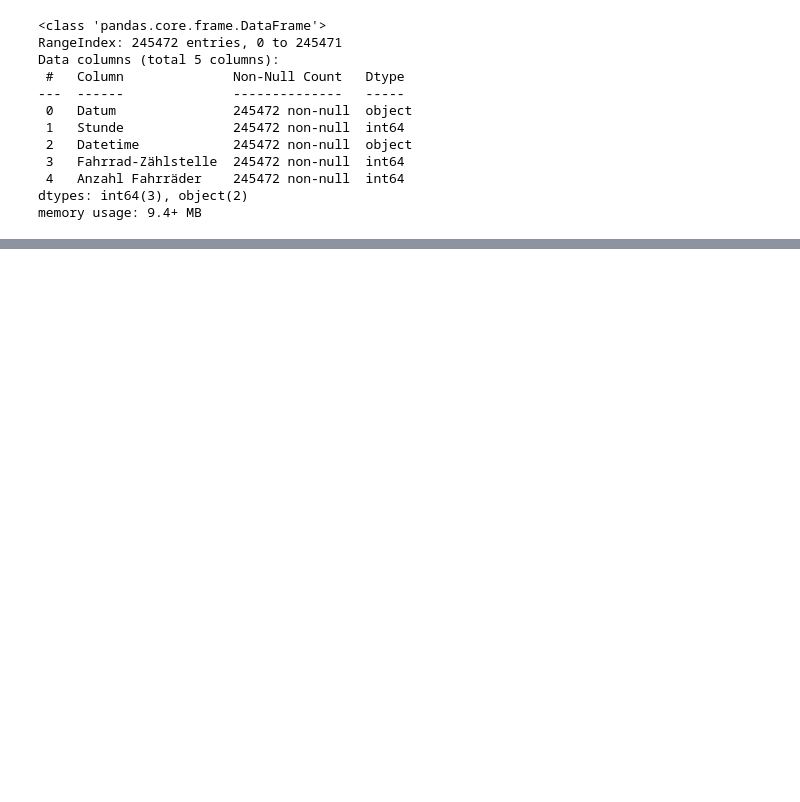
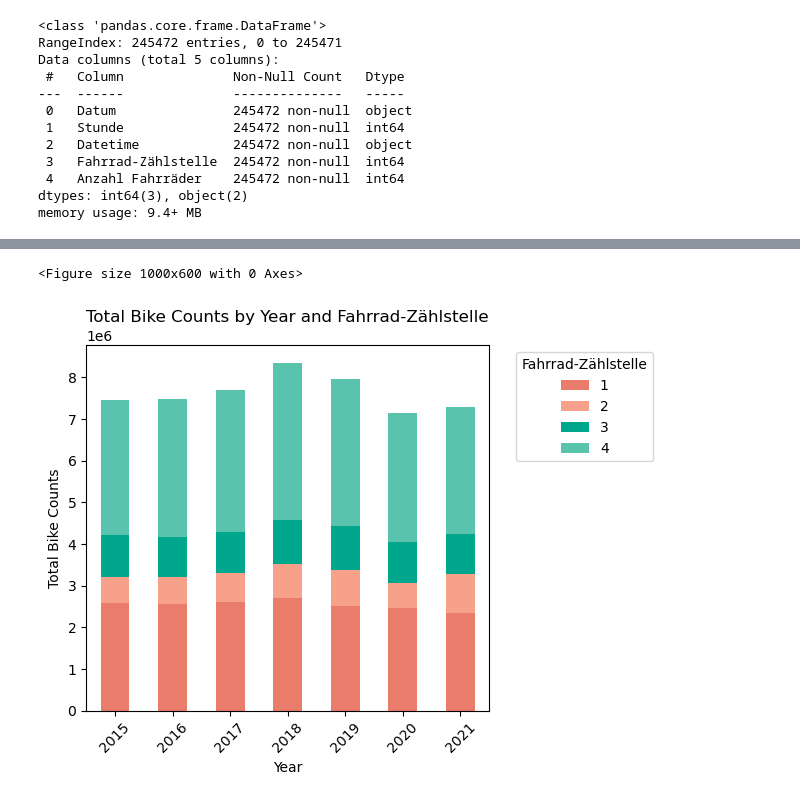
Before and after one commit to caropaezBSH/CaroPeThesis, a Jupyter notebook: Freiburg_Notebook.ipynb, the cells around one changed output, grey strips where cells are left out. Drawn from its saved outputs; the diff is of its cells as text; code cells hidden in the pictures; blank space fills up the shorter version.

Commit message:
added some changes to the Freiburg Notebook

```diff
--- a/Freiburg_Notebook.ipynb
+++ b/Freiburg_Notebook.ipynb
@@ -12,6 +12,7 @@ import numpy as np
 import seaborn as sns
 
 pd.options.display.float_format = '{:.0f}'.format
+base_colors = ['#e97c6b', '#f7a18a', '#00a78d', '#59c3ad', '#1c352d', '#49916b', '#c2a1b5', '#d6b3c5']
 # %%
 #Freiburg Bikes Sets
 freiburg_dataset = "./Freiburg_bikes.csv"
@@ -61,0 +70,13 @@ memory usage: 9.4+ MB
+# %%
+# Convert 'Datum' column to datetime
+df_freiburg['Datum'] = pd.to_datetime(df_freiburg['Datum'])
+
+# Create a new DataFrame with year-month ('YYYY-MM') values
+df_monthly = df_freiburg.copy()
+df_monthly['Datum'] = df_monthly['Datum'].dt.to_period('M')
+
+# Group by 'Datum' and 'Fahrrad-Zählstelle' and sum the 'Anzahl Fahrräder' values
+df_monthly = df_monthly.groupby(['Datum', 'Fahrrad-Zählstelle']).agg({'Anzahl Fahrräder': 'sum'}).reset_index()
+
+# Print the new DataFrame
+print(df_monthly)
@@ -61,0 +100,13 @@ memory usage: 9.4+ MB
+# %%
+# Convert 'Datum' column to datetime
+#df_freiburg['Datum'] = pd.to_datetime(df_freiburg['Datum'])
+
+# Create a new DataFrame with year-month ('YYYY-MM') values
+df_yearly = df_freiburg.copy()
+df_yearly['Datum'] = df_yearly['Datum'].dt.to_period('Y')
+print(df_yearly)
+# Group by 'Datum' and 'Fahrrad-Zählstelle' and sum the 'Anzahl Fahrräder' values
+df_yearly = df_yearly.groupby(['Datum', 'Fahrrad-Zählstelle']).agg({'Anzahl Fahrräder': 'sum'}).reset_index()
+
+# Print the new DataFrame
+print(df_yearly)
@@ -61,0 +131,20 @@ memory usage: 9.4+ MB
+# %%
+# Group by 'Datum' (year) and sum the 'Anzahl Fahrräder' values for each year
+df_yearly_total = df_yearly.groupby('Datum')['Anzahl Fahrräder'].sum().reset_index()
+
+# Pivot the DataFrame to have 'Fahrrad-Zählstelle' as columns and 'Datum' as index
+df_pivot = df_yearly.pivot_table(index='Datum', columns='Fahrrad-Zählstelle', values='Anzahl Fahrräder', aggfunc='sum')
+
+# Plot the stacked bar chart
+plt.figure(figsize=(10, 6))
+df_pivot.plot(kind='bar', stacked=True, color=base_colors)
+plt.title('Total Bike Counts by Year and Fahrrad-Zählstelle')
+plt.xlabel('Year')
+plt.ylabel('Total Bike Counts')
+plt.xticks(rotation=45)
+plt.legend(title='Fahrrad-Zählstelle', bbox_to_anchor=(1.05, 1), loc='upper left')
+plt.tight_layout()
+plt.show()
+# %% [output]
+<Figure size 1000x600 with 0 Axes>
+[figure, added]
```
Also changed, not shown: parts of 7 cells of this notebook.
